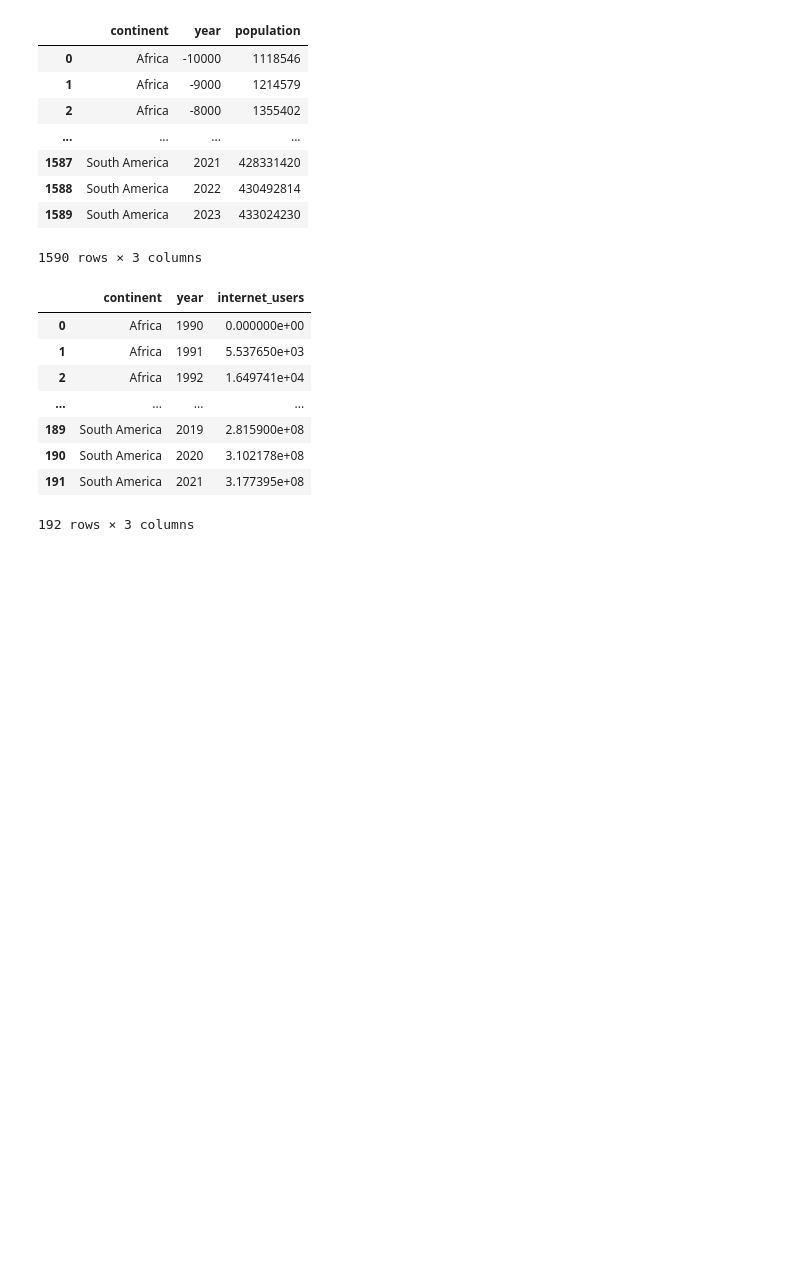
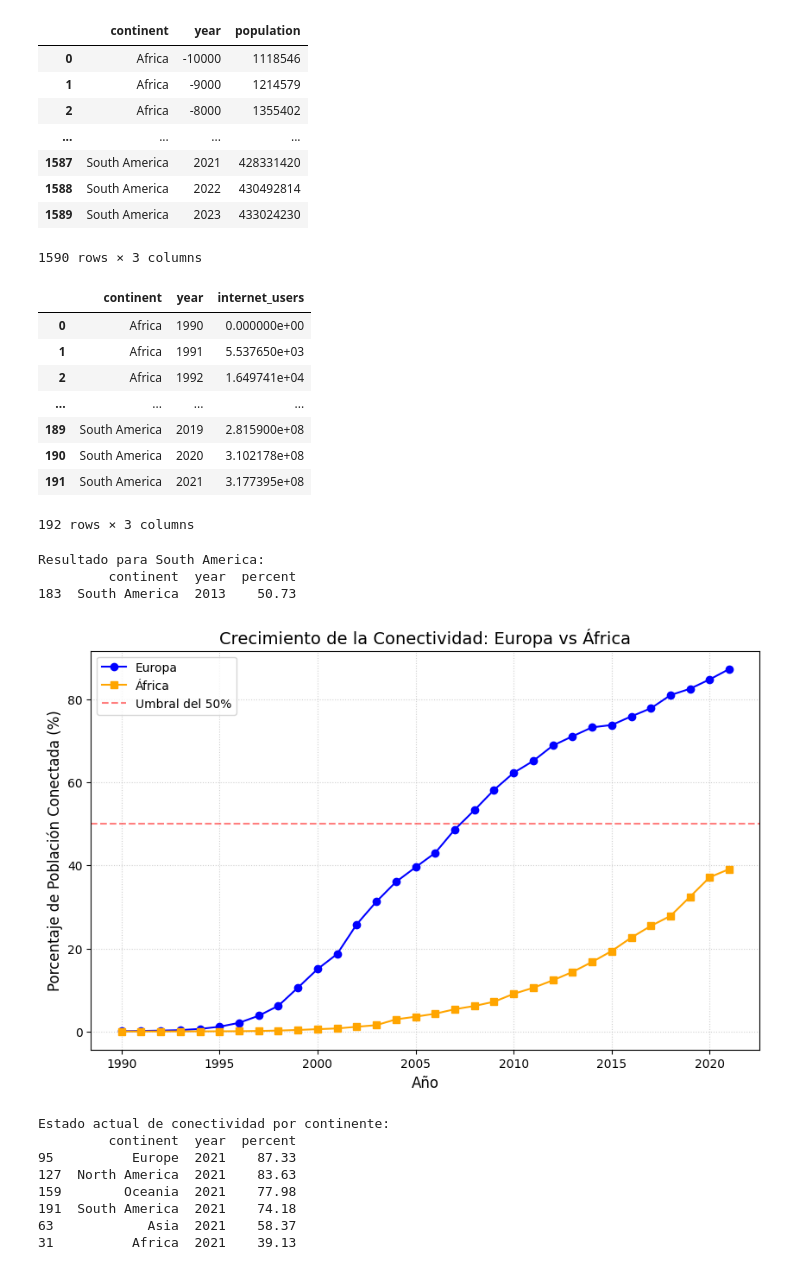
Before and after one commit to m00n07/mineria_de_datos, a Jupyter notebook: world_connected_project.ipynb, the cells around one changed output. Saved outputs shown, nothing was run; the diff lists cells and outputs as text; code cells hidden in the pictures; blank space fills up the shorter version.

```diff
--- a/world_connected_project.ipynb
+++ b/world_connected_project.ipynb
@@ -250,0 +249,68 @@ internet_users_by_continent
+# %%
+# Problema 1
+import pandas as pd
+import matplotlib.pyplot as plt
+
+# 1. Cargar los datos de los continentes
+pop_cont = pd.read_csv('extension-historical-population-by-continent.csv')
+int_cont = pd.read_csv('extension-internet-users-by-continent.csv')
+
+# 2. Unir (merge) los dataframes usando las columnas 'continent' y 'year'
+df_cont = int_cont.merge(pop_cont, on=['continent', 'year'], how='left')
+
+# 3. Eliminar filas con valores nulos y calcular el porcentaje
+df_cont = df_cont.dropna()
+df_cont['percent'] = (df_cont['internet_users'] / df_cont['population']) * 100
+df_cont['percent'] = df_cont['percent'].round(2)
+
+# 4. Elegir un continente (por ejemplo: South America)
+continente_elegido = 'South America'
+df_seleccionado = df_cont.query('continent == @continente_elegido')
+
+# 5. Encontrar el primer año que superó el 50%
+supero_50 = df_seleccionado.query('percent >= 50').head(1)
+
+print(f"Resultado para {continente_elegido}:")
+print(supero_50[['continent', 'year', 'percent']])
+# %% [output]
+Resultado para South America:
+         continent  year  percent
+183  South America  2013    50.73
+# %%
+# Problema 2
+# 1. Filtrar datos para dos continentes diferentes
+europa = df_cont.query('continent == "Europe"')
+africa = df_cont.query('continent == "Africa"')
+
+# 2. Crear una gráfica comparativa
+plt.figure(figsize=(10, 6))
+plt.plot(europa['year'], europa['percent'], label='Europa', marker='o', color='blue')
+plt.plot(africa['year'], africa['percent'], label='África', marker='s', color='orange')
+
+# 3. Añadir una línea de referencia al 50%
+plt.axhline(50, color='red', linestyle='--', alpha=0.5, label='Umbral del 50%')
+
+# 4. Personalizar la gráfica
+plt.title('Crecimiento de la Conectividad: Europa vs África', fontsize=14)
+plt.xlabel('Año', fontsize=12)
+plt.ylabel('Porcentaje de Población Conectada (%)', fontsize=12)
+plt.legend()
+plt.grid(True, linestyle=':', alpha=0.6)
+
+# Mostrar la gráfica
+plt.show()
+
+# Opcional: Mostrar el último dato registrado para cada continente
+resumen = df_cont.groupby('continent').tail(1).sort_values('percent', ascending=False)
+print("\nEstado actual de conectividad por continente:")
+print(resumen[['continent', 'year', 'percent']])
+# %% [output]
+[figure, added]
+Estado actual de conectividad por continente:
+         continent  year  percent
+95          Europe  2021    87.33
+127  North America  2021    83.63
+159        Oceania  2021    77.98
+191  South America  2021    74.18
+63            Asia  2021    58.37
+31          Africa  2021    39.13
```
Also changed, not shown: parts of 1 cell of this notebook.
